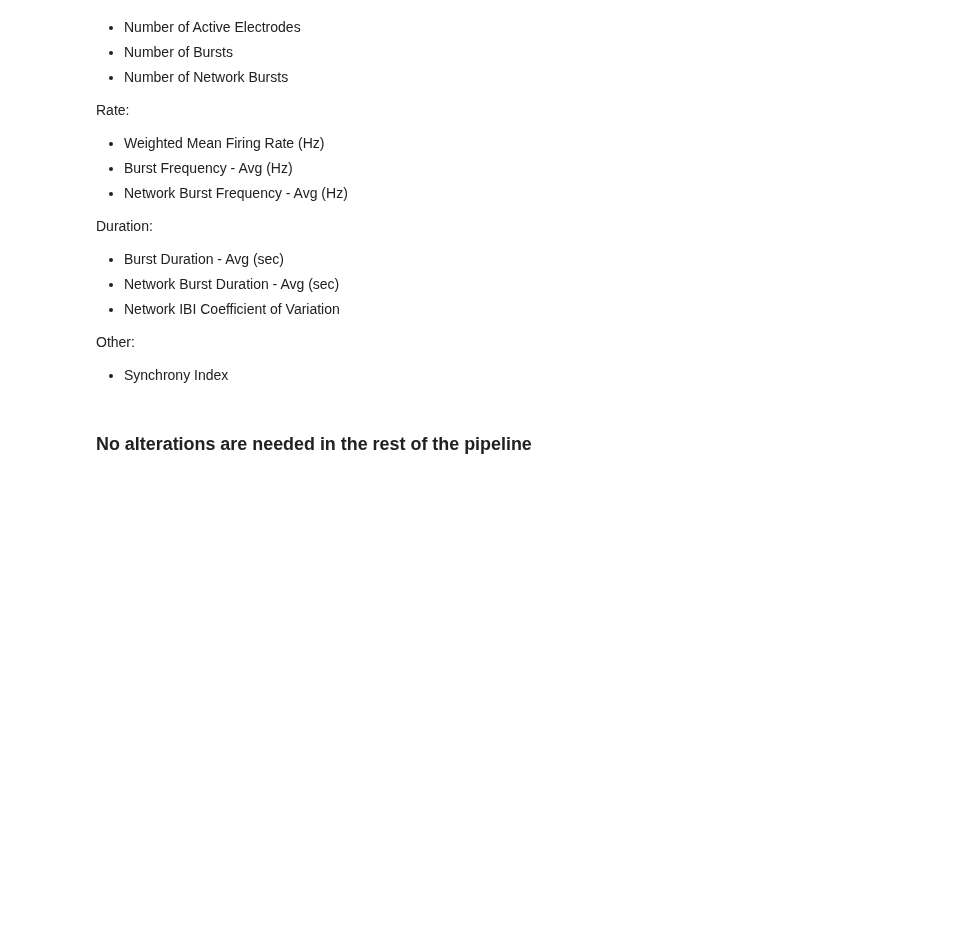
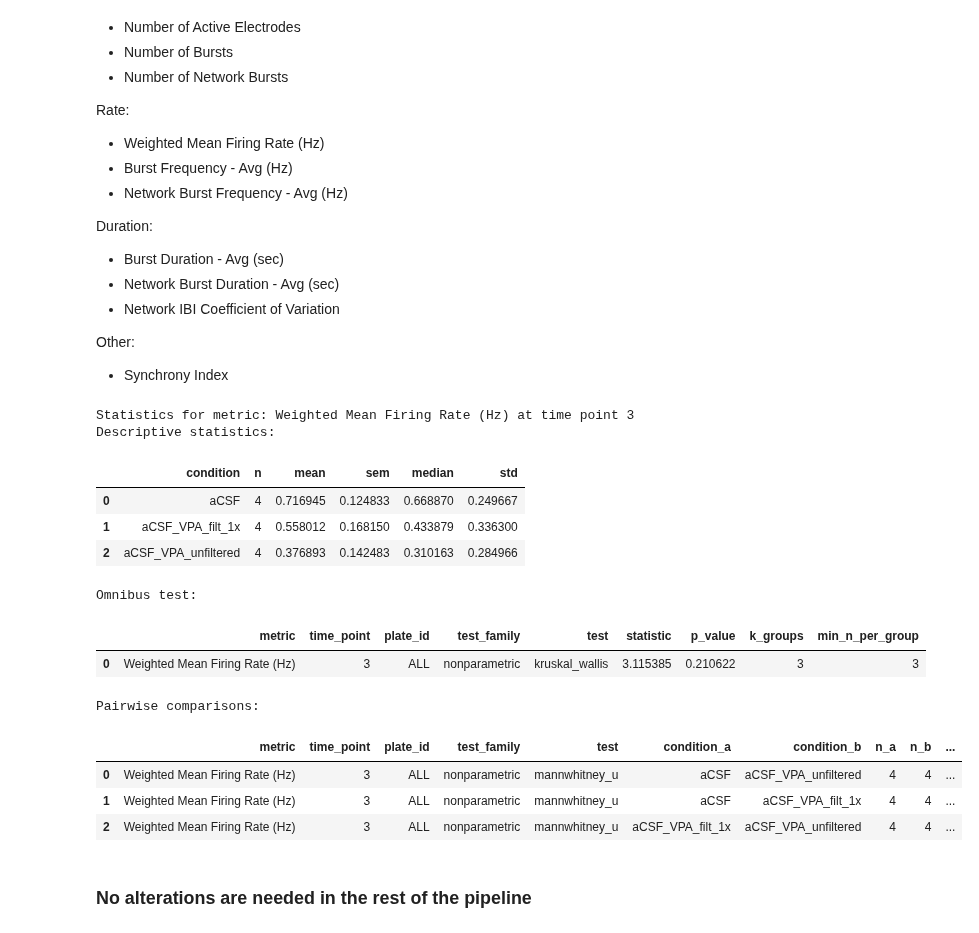
Before and after one commit to vbueno-neuro/mea-analyzer, a Jupyter notebook: notebooks/mea_analyzer_v1.ipynb, the cells around one changed output. Saved outputs shown, nothing was run; the diff lists cells and outputs as text; code cells hidden in the pictures; blank space fills up the shorter version.

```diff
--- a/notebooks/mea_analyzer_v1.ipynb
+++ b/notebooks/mea_analyzer_v1.ipynb
@@ -561,29 +761,44 @@ Other:
 # %%
 # =========================
 # RUN STATS: SINGLE TIME POINT (EXPLORATORY)
 # =========================
 
 METRIC_STATS = "Weighted Mean Firing Rate (Hz)"  # user selects ONE metric
-TIME_POINT = 1                                   # user selects ONE timepoint
+TIME_POINT = 3                                   # user selects ONE timepoint
 
 desc_df, omnibus_df, pairwise_df = compare_conditions_at_timepoint(
     stats_df,
     metric=METRIC_STATS,
     time_point=TIME_POINT,
     spec=stats_spec,
     min_n_per_group=MIN_N_PER_GROUP
 )
 
 print(f"Statistics for metric: {METRIC_STATS} at time point {TIME_POINT}")
 
 print("Descriptive statistics:")
 display(desc_df)
 
 print("Omnibus test:")
 display(omnibus_df)
 
 print("Pairwise comparisons:")
 display(pairwise_df)
+# %% [output]
+Statistics for metric: Weighted Mean Firing Rate (Hz) at time point 3
+Descriptive statistics:
+|  | condition | n | mean | sem | median | std |
+| 0 | aCSF | 4 | 0.716945 | 0.124833 | 0.668870 | 0.249667 |
+| 1 | aCSF_VPA_filt_1x | 4 | 0.558012 | 0.168150 | 0.433879 | 0.336300 |
+| 2 | aCSF_VPA_unfiltered | 4 | 0.376893 | 0.142483 | 0.310163 | 0.284966 |
+Omnibus test:
+|  | metric | time_point | plate_id | test_family | test | statistic | p_value | k_groups | min_n_per_group |
+| 0 | Weighted Mean Firing Rate (Hz) | 3 | ALL | nonparametric | kruskal_wallis | 3.115385 | 0.210622 | 3 | 3 |
+Pairwise comparisons:
+|  | metric | time_point | plate_id | test_family | test | condition_a | condition_b | n_a | n_b | ... |
+| 0 | Weighted Mean Firing Rate (Hz) | 3 | ALL | nonparametric | mannwhitney_u | aCSF | aCSF_VPA_unfiltered | 4 | 4 | ... |
+| 1 | Weighted Mean Firing Rate (Hz) | 3 | ALL | nonparametric | mannwhitney_u | aCSF | aCSF_VPA_filt_1x | 4 | 4 | ... |
+| 2 | Weighted Mean Firing Rate (Hz) | 3 | ALL | nonparametric | mannwhitney_u | aCSF_VPA_filt_1x | aCSF_VPA_unfiltered | 4 | 4 | ... |
 # %% [markdown]
 ### No alterations are needed in the rest of the pipeline
 # %%
```
Also changed, not shown: parts of 35 cells of this notebook, 2 other files.
